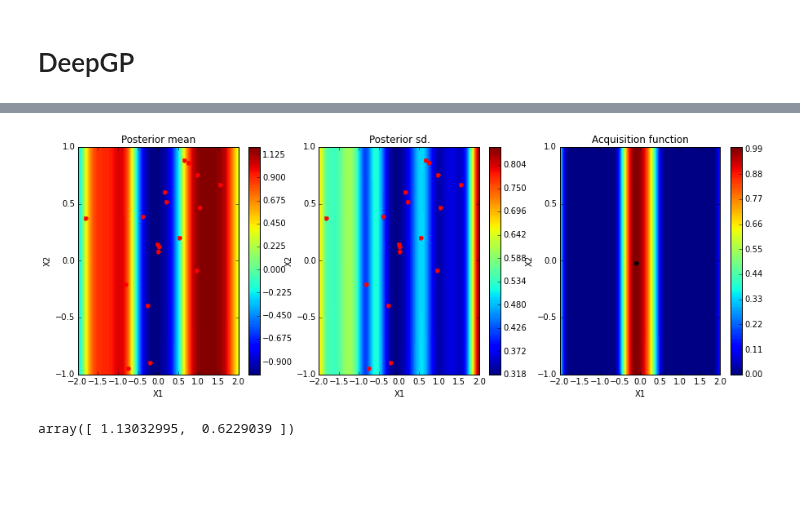
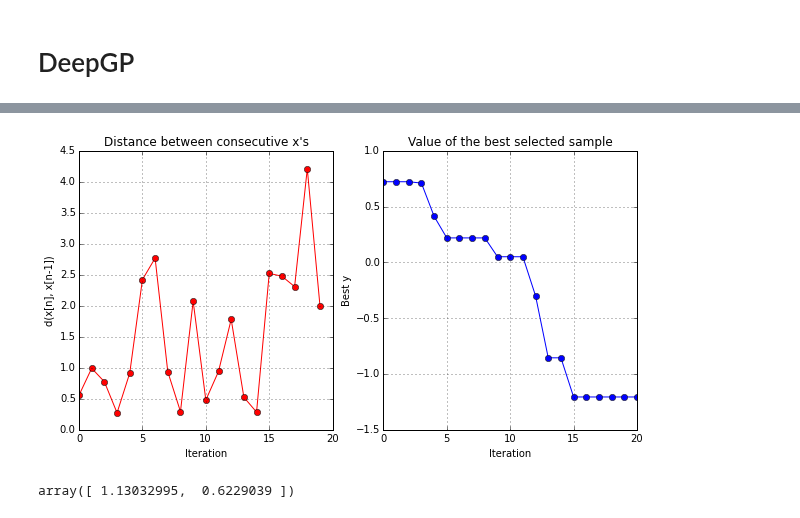
Before and after one commit to SheffieldML/GPyOpt, a Jupyter notebook: manual/GPyOpt_deep_gps.ipynb, the cells around one changed output, grey strips where cells are left out. Cells and saved outputs as stored; diff of their text form; code cells hidden in the pictures; blank space fills up the shorter version.

```diff
--- a/manual/GPyOpt_deep_gps.ipynb
+++ b/manual/GPyOpt_deep_gps.ipynb
@@ -67,9 +73,9 @@ bounds =[{'name': 'var_1', 'type': 'continuous', 'domain': f_true.bounds[0]},
 ### check the modular demo.
 myBopt2D = GPyOpt.methods.BayesianOptimization(f_sim.f,
                                               domain=bounds,
-                                              initial_design_numdata = 50,
+                                              initial_design_numdata = 3,
                                               model_type = 'deepGP',
                                               acquisition_type='EI',
-                                              normalize_Y = False,
+                                              normalize_Y = True,
                                               acquisition_weight = 0.1)
 # %% [output]
@@ -106,5 +116,5 @@ Parameters:
 # %%
 # runs the optimization for the three methods
-max_iter = 3  # maximum time 40 iterations
+max_iter = 15  # maximum time 40 iterations
 
 myBopt2D.run_optimization(max_iter)
@@ -111,7 +163,7 @@ myBopt2D.run_optimization(max_iter)
 # %%
-myBopt2D.plot_acquisition()
+myBopt2D.plot_convergence()
 # %% [output]
-[figure, old version]
+[figure, new version]
 # %%
 myBopt2D.model.kernel[0][:]
 # %% [output]
```
Also changed, not shown: parts of 10 cells of this notebook, 3 other files.
